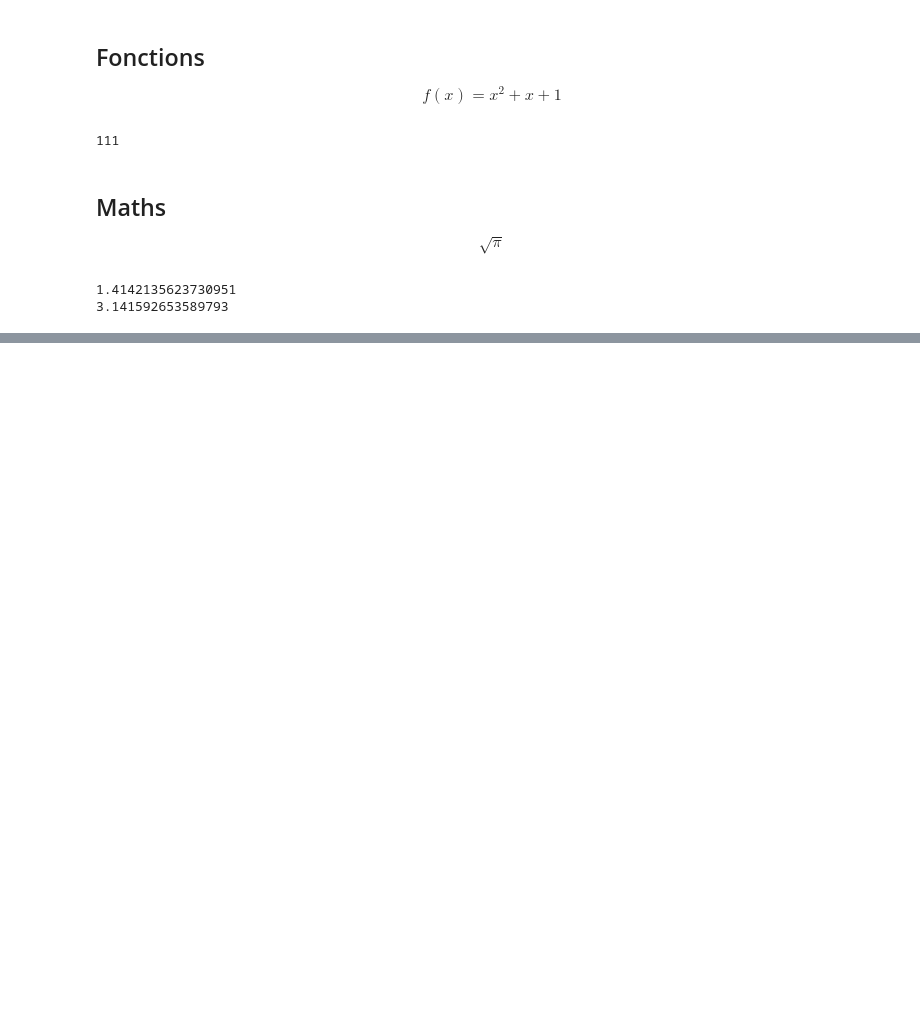
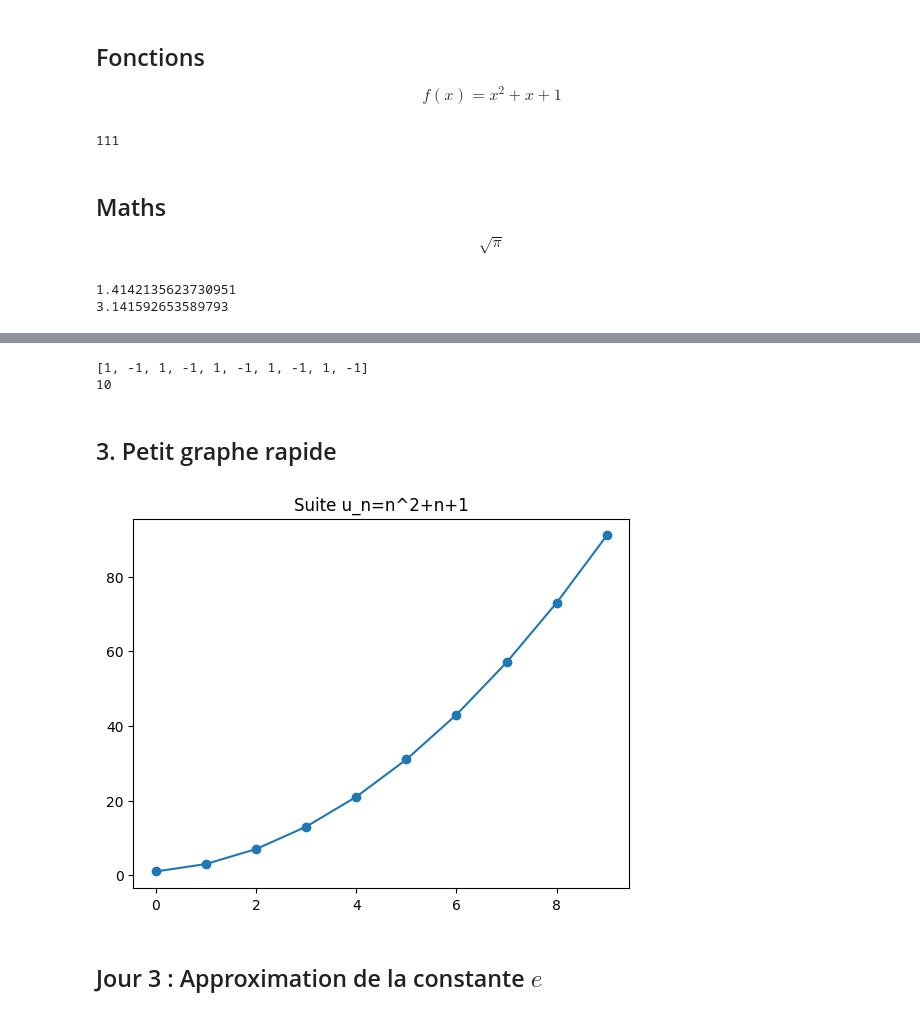
Before and after one commit to SOULEMANE74/The_Data_maths, a Jupyter notebook: 10jours.ipynb, the cells around one changed output, grey strips where cells are left out. Drawn from its saved outputs; the diff is of its cells as text; code cells hidden in the pictures; blank space fills up the shorter version.

```diff
--- a/10jours.ipynb
+++ b/10jours.ipynb
@@ -32,0 +39,3 @@ print(math.pi)
+# %%
+u = [n**2+n+1 for n in range(10)]
+print(u)
@@ -32,0 +52,19 @@ print(math.pi)
+# %%
+v = [(-1)**n for n in range(10)]
+print(v)
+print(len(v))
+# %% [output]
+[1, -1, 1, -1, 1, -1, 1, -1, 1, -1]
+10
+# %% [markdown]
+## 3. Petit graphe rapide
+# %%
+import matplotlib.pyplot as plt
+n = range(10)
+plt.plot(n, u, marker='o')
+plt.title('Suite u_n=n^2+n+1')
+plt.show()
+# %% [output]
+[figure, added]
+# %% [markdown]
+## Jour 3 : Approximation de la constante $e$
```
Also changed, not shown: parts of 77 cells of this notebook, 2 other files.
